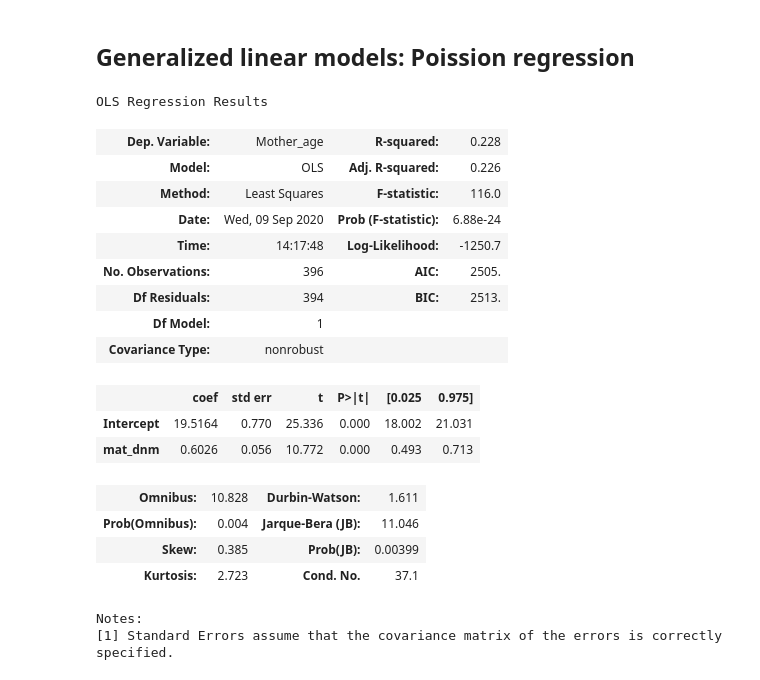
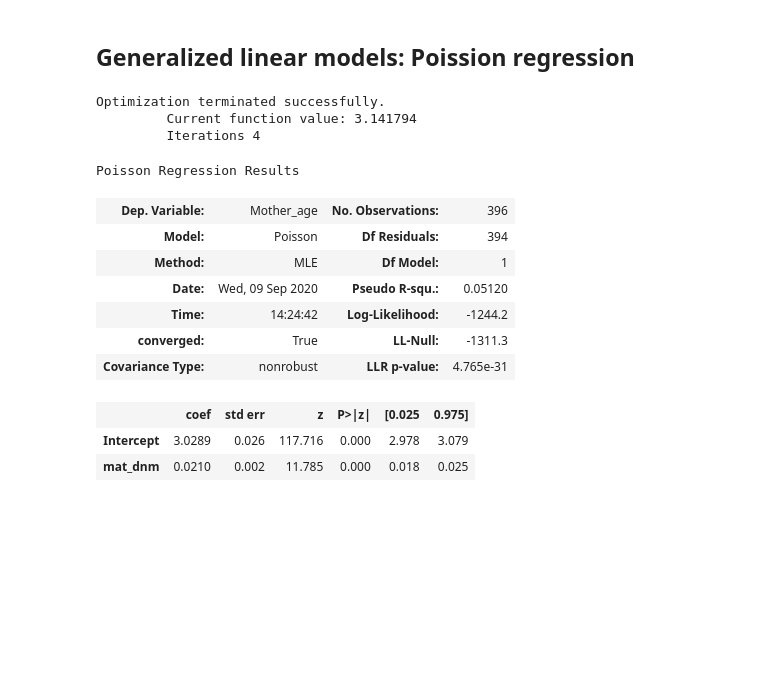
Before and after one commit to GiannaTricola/qbb2020-answers, a Jupyter notebook: Day5-lunch/Day5-lunch.ipynb, the cells around one changed output. Cells and saved outputs as stored; diff of their text form; code cells hidden in the pictures; blank space fills up the shorter version.

```diff
--- a/Day5-lunch/Day5-lunch.ipynb
+++ b/Day5-lunch/Day5-lunch.ipynb
@@ -180,28 +180,22 @@ Ttest_indResult(statistic=-53.403565287269245, pvalue=2.1986031793078793e-264)
 # %% [markdown]
 ## Generalized linear models: Poission regression
 # %%
-m_model = smf.poisson(formula= 'Mother_age ~ mat_dnm', data = df_)
-m_model = smf.poisson(formula = 'mat_dnm ~ Mother_age', data = df_final)
-results_mat = model.fit()
+m_model = smf.poisson(formula= 'Mother_age ~ mat_dnm', data = df_final)
+results_mat = m_model.fit()
 results_mat.summary()
 # %% [output]
-OLS Regression Results
+Optimization terminated successfully.
+         Current function value: 3.141794
+         Iterations 4
+Poisson Regression Results
-| Dep. Variable: | Mother_age | R-squared: | 0.228 |
-| Model: | OLS | Adj. R-squared: | 0.226 |
-| Method: | Least Squares | F-statistic: | 116.0 |
-| Date: | Wed, 09 Sep 2020 | Prob (F-statistic): | 6.88e-24 |
-| Time: | 14:17:48 | Log-Likelihood: | -1250.7 |
-| No. Observations: | 396 | AIC: | 2505. |
-| Df Residuals: | 394 | BIC: | 2513. |
-| Df Model: | 1 |  |  |
-| Covariance Type: | nonrobust |  |  |
+| Dep. Variable: | Mother_age | No. Observations: | 396 |
+| Model: | Poisson | Df Residuals: | 394 |
+| Method: | MLE | Df Model: | 1 |
+| Date: | Wed, 09 Sep 2020 | Pseudo R-squ.: | 0.05120 |
+| Time: | 14:24:42 | Log-Likelihood: | -1244.2 |
+| converged: | True | LL-Null: | -1311.3 |
+| Covariance Type: | nonrobust | LLR p-value: | 4.765e-31 |
-|  | coef | std err | t | P>|t| | [0.025 | 0.975] |
-| Intercept | 19.5164 | 0.770 | 25.336 | 0.000 | 18.002 | 21.031 |
-| mat_dnm | 0.6026 | 0.056 | 10.772 | 0.000 | 0.493 | 0.713 |
+|  | coef | std err | z | P>|z| | [0.025 | 0.975] |
+| Intercept | 3.0289 | 0.026 | 117.716 | 0.000 | 2.978 | 3.079 |
+| mat_dnm | 0.0210 | 0.002 | 11.785 | 0.000 | 0.018 | 0.025 |
-| Omnibus: | 10.828 | Durbin-Watson: | 1.611 |
-| Prob(Omnibus): | 0.004 | Jarque-Bera (JB): | 11.046 |
-| Skew: | 0.385 | Prob(JB): | 0.00399 |
-| Kurtosis: | 2.723 | Cond. No. | 37.1 |
-Notes:
-[1] Standard Errors assume that the covariance matrix of the errors is correctly specified.
 # %%
```
Also changed, not shown: parts of 4 cells of this notebook.
